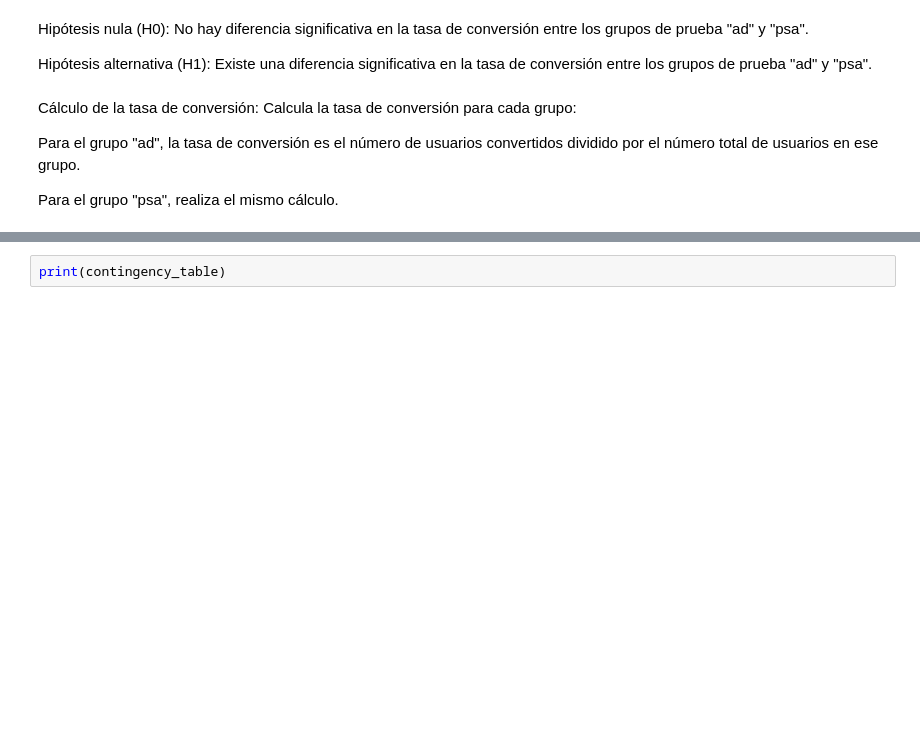
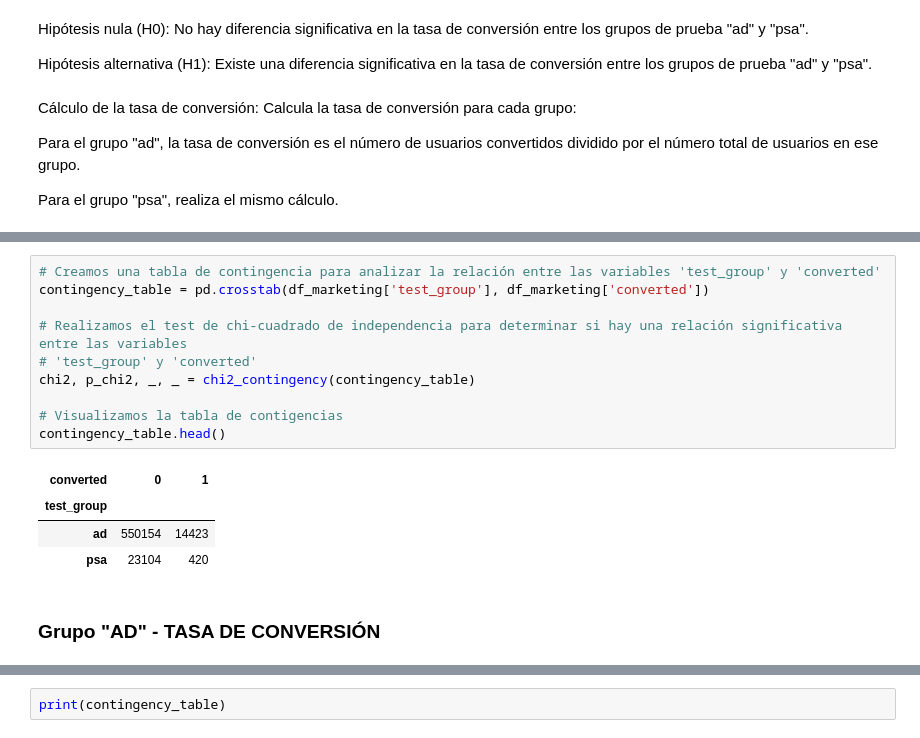
Before and after one commit to karinem0/promoG-modulo3-sprint2-pairprogramming-Johanna-Karine, a Jupyter notebook: 4.AB_testing_pair_programming.ipynb, the cells around one changed output, grey strips where cells are left out. Saved outputs shown, nothing was run; the diff lists cells and outputs as text; blank space fills up the shorter version.

```diff
--- a/4.AB_testing_pair_programming.ipynb
+++ b/4.AB_testing_pair_programming.ipynb
@@ -221,0 +219,17 @@ chi2, p_chi2, _, _ = chi2_contingency(contingency_table)
+# %%
+# Creamos una tabla de contingencia para analizar la relación entre las variables 'test_group' y 'converted'
+contingency_table = pd.crosstab(df_marketing['test_group'], df_marketing['converted'])
+
+# Realizamos el test de chi-cuadrado de independencia para determinar si hay una relación significativa entre las variables
+# 'test_group' y 'converted'
+chi2, p_chi2, _, _ = chi2_contingency(contingency_table)
+
+# Visualizamos la tabla de contigencias
+contingency_table.head()
+# %% [output]
+| converted | 0 | 1 |
+| test_group |  |  |
+| ad | 550154 | 14423 |
+| psa | 23104 | 420 |
+# %% [markdown]
+### Grupo "AD" - TASA DE CONVERSIÓN
```
Also changed, not shown: parts of 42 cells of this notebook, 1 other file.
